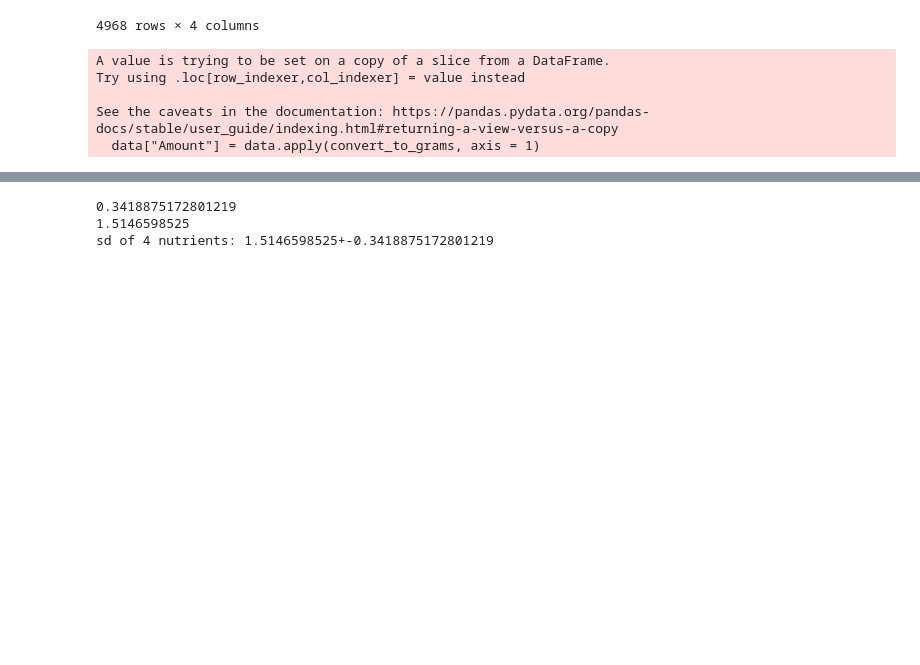
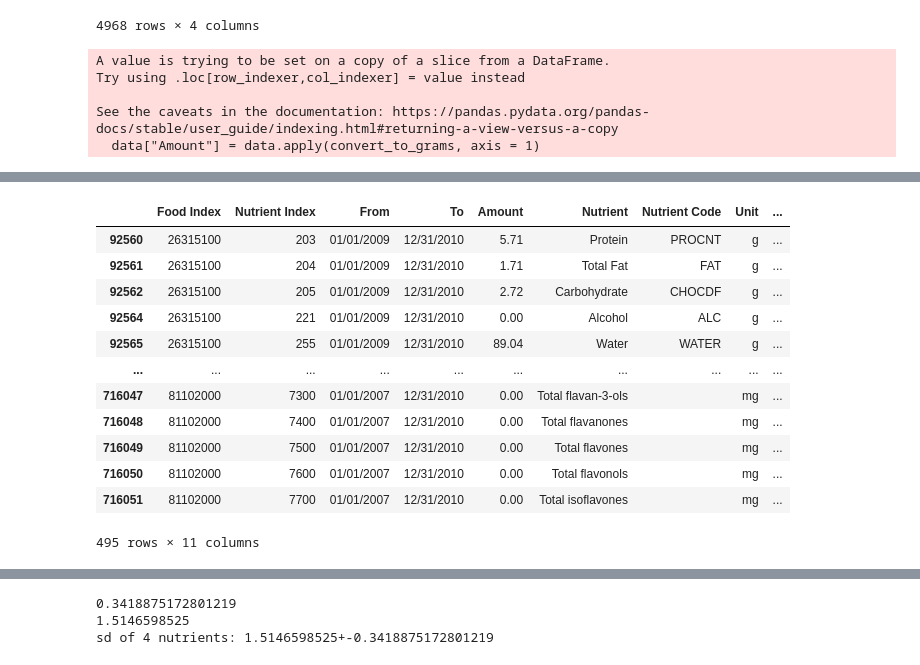
Before and after one commit to oberoir080/NutrientEDA, a Jupyter notebook: CSV_Generator_py/Figures.ipynb, the cells around one changed output, grey strips where cells are left out. Saved outputs shown, nothing was run; the diff lists cells and outputs as text; code cells hidden in the pictures; blank space fills up the shorter version.

```diff
--- a/CSV_Generator_py/Figures.ipynb
+++ b/CSV_Generator_py/Figures.ipynb
@@ -334,0 +354,18 @@ print(qn)
+# %%
+# Assuming data is your DataFrame
+data_new = data[data["Food Index"].isin([63101000, 63111010, 81102000, 75236000, 26315100])]
+data_new
+# %% [output]
+|  | Food Index | Nutrient Index | From | To | Amount | Nutrient | Nutrient Code | Unit | ... |
+| 92560 | 26315100 | 203 | 01/01/2009 | 12/31/2010 | 5.71 | Protein | PROCNT | g | ... |
+| 92561 | 26315100 | 204 | 01/01/2009 | 12/31/2010 | 1.71 | Total Fat | FAT | g | ... |
+| 92562 | 26315100 | 205 | 01/01/2009 | 12/31/2010 | 2.72 | Carbohydrate | CHOCDF | g | ... |
+| 92564 | 26315100 | 221 | 01/01/2009 | 12/31/2010 | 0.00 | Alcohol | ALC | g | ... |
+| 92565 | 26315100 | 255 | 01/01/2009 | 12/31/2010 | 89.04 | Water | WATER | g | ... |
+| ... | ... | ... | ... | ... | ... | ... | ... | ... | ... |
+| 716047 | 81102000 | 7300 | 01/01/2007 | 12/31/2010 | 0.00 | Total flavan-3-ols |  | mg | ... |
+| 716048 | 81102000 | 7400 | 01/01/2007 | 12/31/2010 | 0.00 | Total flavanones |  | mg | ... |
+| 716049 | 81102000 | 7500 | 01/01/2007 | 12/31/2010 | 0.00 | Total flavones |  | mg | ... |
+| 716050 | 81102000 | 7600 | 01/01/2007 | 12/31/2010 | 0.00 | Total flavonols |  | mg | ... |
+| 716051 | 81102000 | 7700 | 01/01/2007 | 12/31/2010 | 0.00 | Total isoflavones |  | mg | ... |
+495 rows × 11 columns
```
Also changed, not shown: parts of 14 cells of this notebook.
